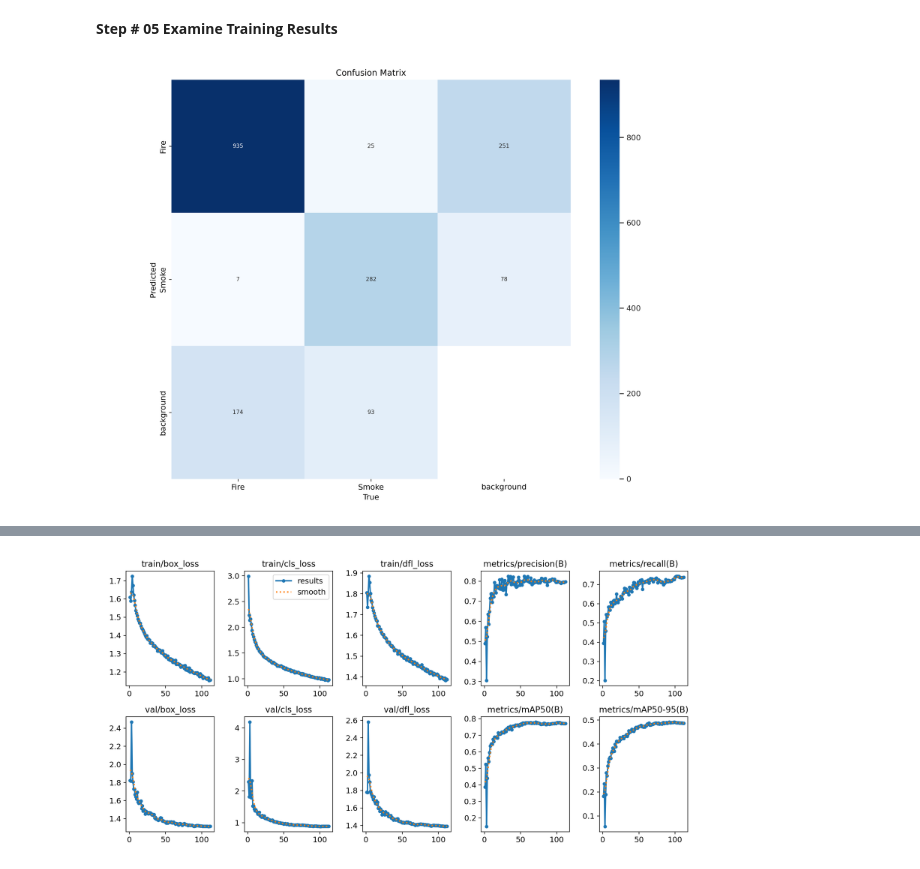
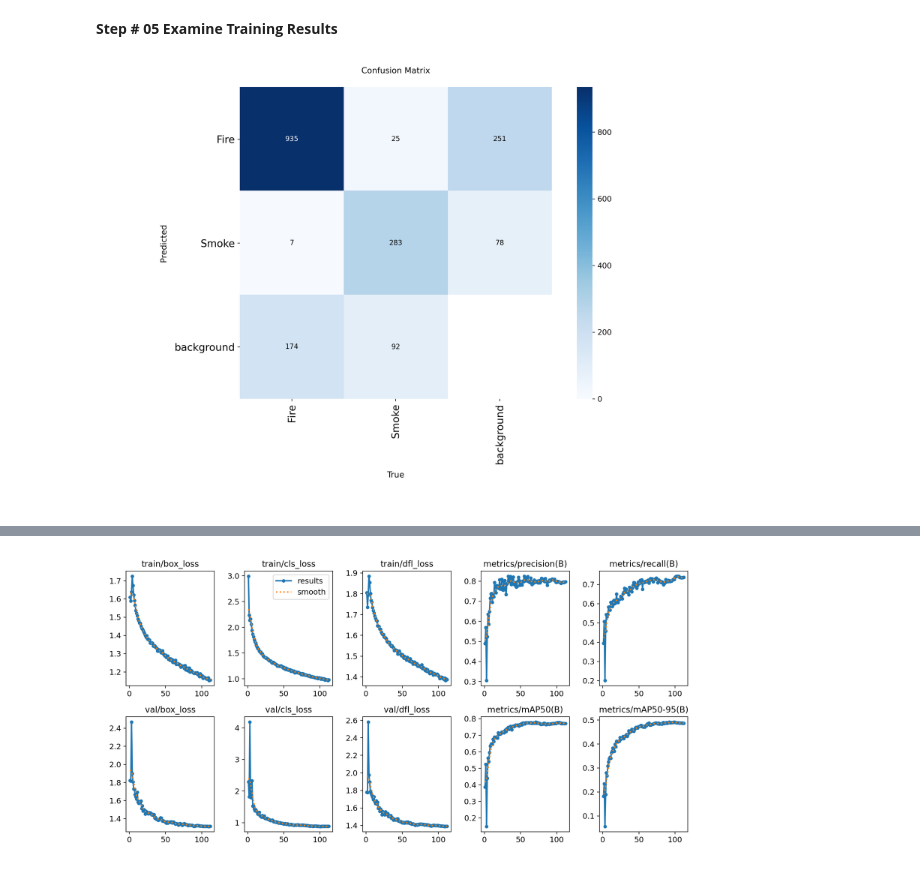
Before and after one commit to vkn500/fireguard-ui-backend, a Jupyter notebook: smoke-fire-detection-yolo11.ipynb, the cells around one changed output, grey strips where cells are left out. Cells and saved outputs as stored; diff of their text form; code cells hidden in the pictures.

```diff
--- a/smoke-fire-detection-yolo11.ipynb
+++ b/smoke-fire-detection-yolo11.ipynb
@@ -227,6 +230,7 @@ Results saved to runs/detect/train
 # %% [markdown]
 **Step # 05 Examine Training Results**
 # %%
-Image("/kaggle/working/runs/detect/train/confusion_matrix.png", width=600)
+from IPython.display import Image
+Image("runs/detect/val/confusion_matrix.png", width=600)
 # %% [output]
-[figure, old version]
+[figure, new version]
```
Also changed, not shown: parts of 13 cells of this notebook, 2 other files.
